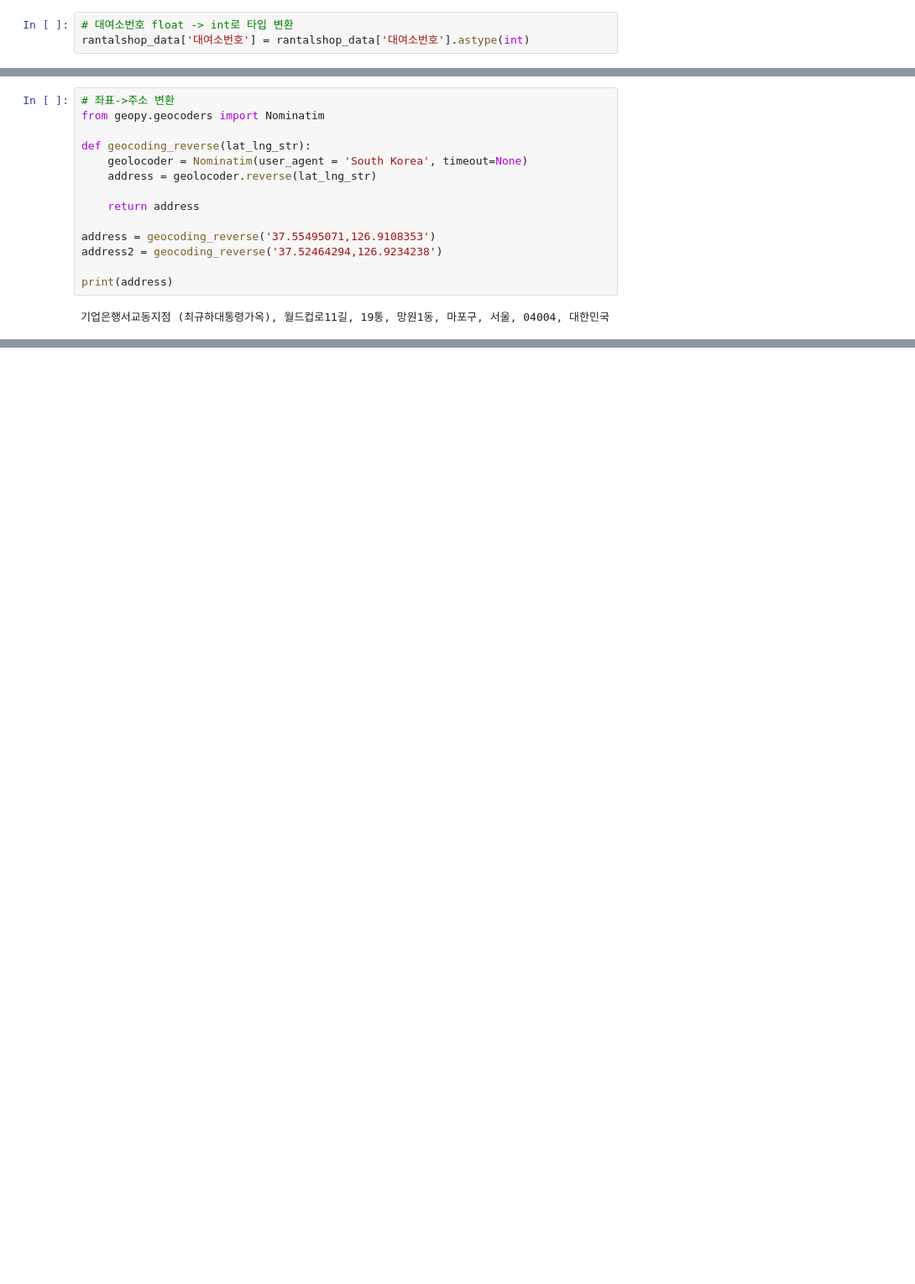
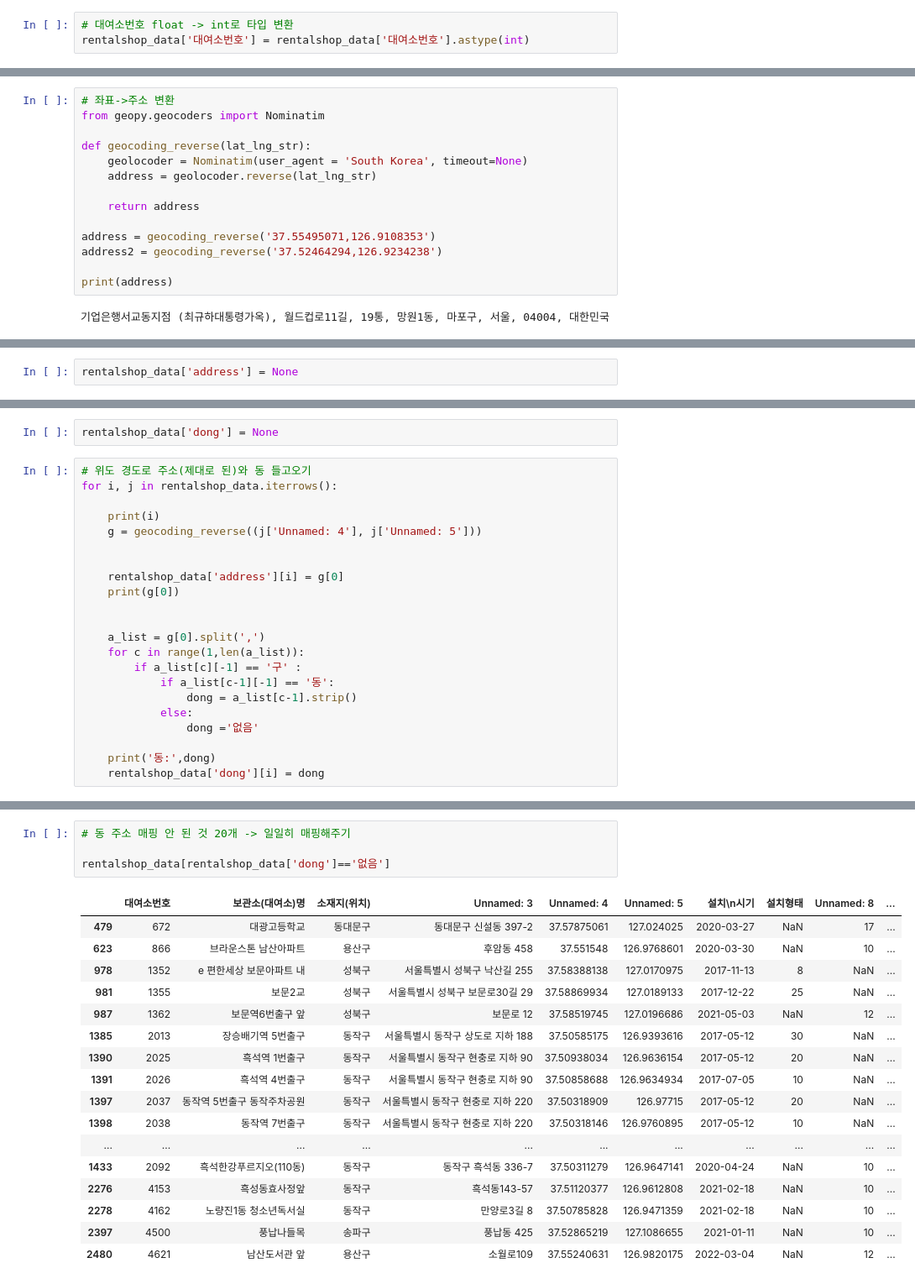
Before and after one commit to gwcat0506/AD_Recommend_project, a Jupyter notebook: Data_Preprocessing/Data_Preprocessing.ipynb, the cells around one changed output, grey strips where cells are left out. Shown at 84% size. Cells and saved outputs as stored; diff of their text form; blank space fills up the shorter version.

```diff
--- a/Data_Preprocessing/Bicycle_EDA.ipynb
+++ b/Data_Preprocessing/Data_Preprocessing.ipynb
@@ -211,5 +203,5 @@ dtypes: float64(1), object(9)
 memory usage: 228.0+ KB
 # %%
 # 대여소번호 float -> int로 타입 변환
-rantalshop_data['대여소번호'] = rantalshop_data['대여소번호'].astype(int)
+rentalshop_data['대여소번호'] = rentalshop_data['대여소번호'].astype(int)
 # %%
@@ -395,0 +248,2 @@ dtype: int64
+# %%
+rentalshop_data['address'] = None
@@ -395,0 +266,24 @@ dtype: int64
+# %%
+rentalshop_data['dong'] = None
+# %%
+# 위도 경도로 주소(제대로 된)와 동 들고오기
+for i, j in rentalshop_data.iterrows():
+
+    print(i)
+    g = geocoding_reverse((j['Unnamed: 4'], j['Unnamed: 5']))
+
+
+    rentalshop_data['address'][i] = g[0]
+    print(g[0])
+
+
+    a_list = g[0].split(',')
+    for c in range(1,len(a_list)):
+        if a_list[c][-1] == '구' :
+            if a_list[c-1][-1] == '동':
+                dong = a_list[c-1].strip()
+            else:
+                dong ='없음'
+
+    print('동:',dong)
+    rentalshop_data['dong'][i] = dong
@@ -395,0 +333,22 @@ dtype: int64
+# %%
+# 동 주소 매핑 안 된 것 20개 -> 일일히 매핑해주기
+
+rentalshop_data[rentalshop_data['dong']=='없음']
+# %% [output]
+|  | 대여소번호 | 보관소(대여소)명 | 소재지(위치) | Unnamed: 3 | Unnamed: 4 | Unnamed: 5 | 설치\n시기 | 설치형태 | Unnamed: 8 | ... |
+| 479 | 672 | 대광고등학교 | 동대문구 | 동대문구 신설동 397-2 | 37.57875061 | 127.024025 | 2020-03-27 | NaN | 17 | ... |
+| 623 | 866 | 브라운스톤 남산아파트 | 용산구 | 후암동 458 | 37.551548 | 126.9768601 | 2020-03-30 | NaN | 10 | ... |
+| 978 | 1352 | e 편한세상 보문아파트 내 | 성북구 | 서울특별시 성북구 낙산길 255 | 37.58388138 | 127.0170975 | 2017-11-13 | 8 | NaN | ... |
+| 981 | 1355 | 보문2교 | 성북구 | 서울특별시 성북구 보문로30길 29 | 37.58869934 | 127.0189133 | 2017-12-22 | 25 | NaN | ... |
+| 987 | 1362 | 보문역6번출구 앞 | 성북구 | 보문로 12 | 37.58519745 | 127.0196686 | 2021-05-03 | NaN | 12 | ... |
+| 1385 | 2013 | 장승배기역 5번출구 | 동작구 | 서울특별시 동작구 상도로 지하 188 | 37.50585175 | 126.9393616 | 2017-05-12 | 30 | NaN | ... |
+| 1390 | 2025 | 흑석역 1번출구 | 동작구 | 서울특별시 동작구 현충로 지하 90 | 37.50938034 | 126.9636154 | 2017-05-12 | 20 | NaN | ... |
+| 1391 | 2026 | 흑석역 4번출구 | 동작구 | 서울특별시 동작구 현충로 지하 90 | 37.50858688 | 126.9634934 | 2017-07-05 | 10 | NaN | ... |
+| 1397 | 2037 | 동작역 5번출구 동작주차공원 | 동작구 | 서울특별시 동작구 현충로 지하 220 | 37.50318909 | 126.97715 | 2017-05-12 | 20 | NaN | ... |
+| 1398 | 2038 | 동작역 7번출구 | 동작구 | 서울특별시 동작구 현충로 지하 220 | 37.50318146 | 126.9760895 | 2017-05-12 | 10 | NaN | ... |
+| ... | ... | ... | ... | ... | ... | ... | ... | ... | ... | ... |
+| 1433 | 2092 | 흑석한강푸르지오(110동) | 동작구 | 동작구 흑석동 336-7 | 37.50311279 | 126.9647141 | 2020-04-24 | NaN | 10 | ... |
+| 2276 | 4153 | 흑성동효사정앞 | 동작구 | 흑석동143-57 | 37.51120377 | 126.9612808 | 2021-02-18 | NaN | 10 | ... |
+| 2278 | 4162 | 노량진1동 청소년독서실 | 동작구 | 만양로3길 8 | 37.50785828 | 126.9471359 | 2021-02-18 | NaN | 10 | ... |
+| 2397 | 4500 | 풍납나들목 | 송파구 | 풍납동 425 | 37.52865219 | 127.1086655 | 2021-01-11 | NaN | 10 | ... |
+| 2480 | 4621 | 남산도서관 앞 | 용산구 | 소월로109 | 37.55240631 | 126.9820175 | 2022-03-04 | NaN | 12 | ... |
```
Also changed, not shown: parts of 41 cells of this notebook, 11 other files.
